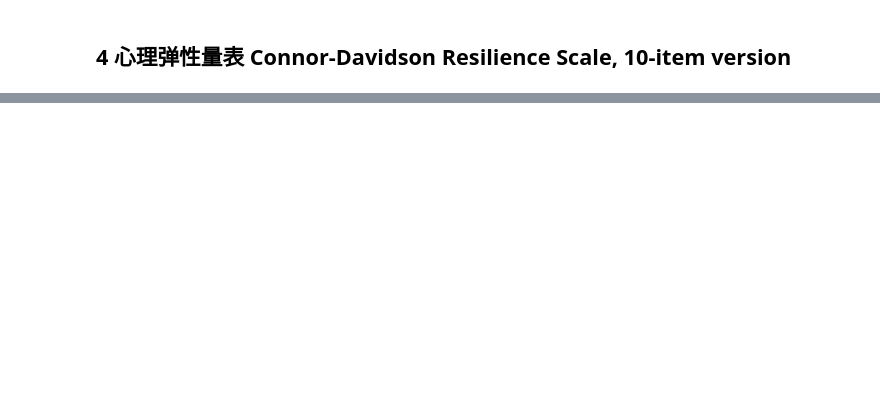
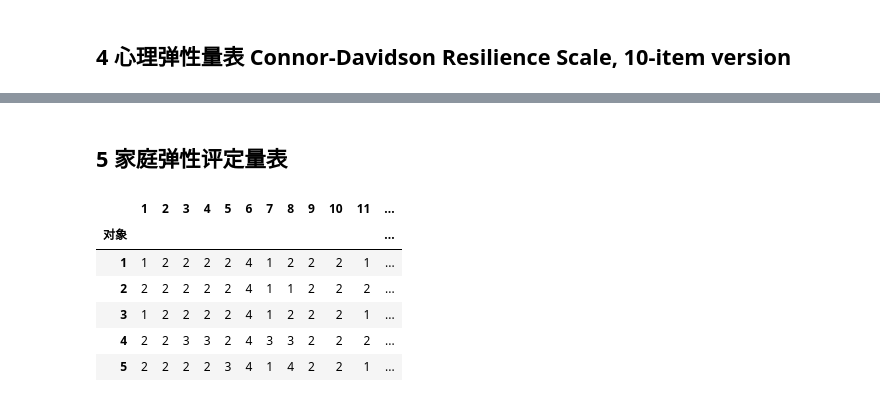
Before and after one commit to qrkks/AustraliaArticle, a Jupyter notebook: bleach.ipynb, the cells around one changed output, grey strips where cells are left out. Cells and saved outputs as stored; diff of their text form; code cells hidden in the pictures; blank space fills up the shorter version.

```diff
--- a/bleach.ipynb
+++ b/bleach.ipynb
@@ -262,0 +357,16 @@ factl.to_csv('db/purged/fact_l.csv',encoding='utf-8-sig')
+# %% [markdown]
+## 5 家庭弹性评定量表
+# %%
+fari = pd.read_csv('db/fari.csv', encoding='gbk', header=[0])
+fari.set_index('Unnamed: 0', inplace=True)
+fari.index = fari.index.str.extract(r'(\d+)').astype(int)[0]
+fari.index.name = '对象'
+fari.head()
+# %% [output]
+|  | 1 | 2 | 3 | 4 | 5 | 6 | 7 | 8 | 9 | 10 | 11 | ... |
+| 对象 |  |  |  |  |  |  |  |  |  |  |  | ... |
+| 1 | 1 | 2 | 2 | 2 | 2 | 4 | 1 | 2 | 2 | 2 | 1 | ... |
+| 2 | 2 | 2 | 2 | 2 | 2 | 4 | 1 | 1 | 2 | 2 | 2 | ... |
+| 3 | 1 | 2 | 2 | 2 | 2 | 4 | 1 | 2 | 2 | 2 | 1 | ... |
+| 4 | 2 | 2 | 3 | 3 | 2 | 4 | 3 | 3 | 2 | 2 | 2 | ... |
+| 5 | 2 | 2 | 2 | 2 | 3 | 4 | 1 | 4 | 2 | 2 | 1 | ... |
```
Also changed, not shown: parts of 13 cells of this notebook, 3 other files.
